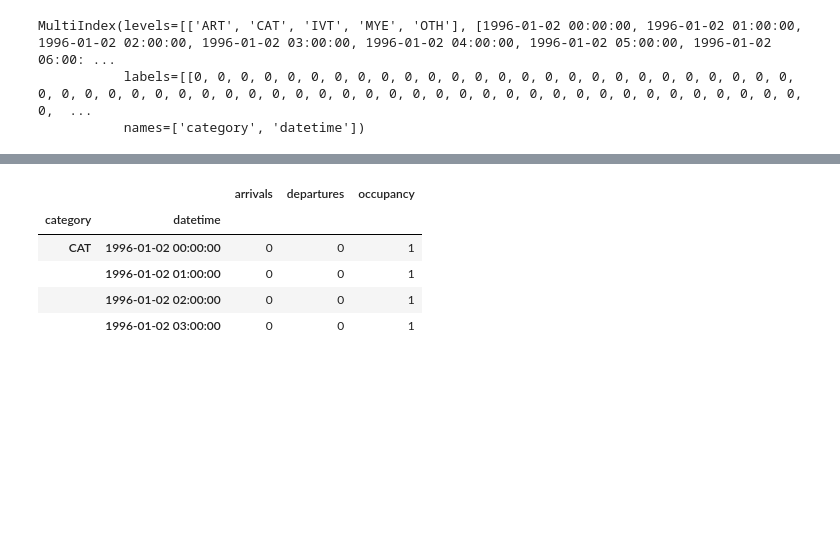
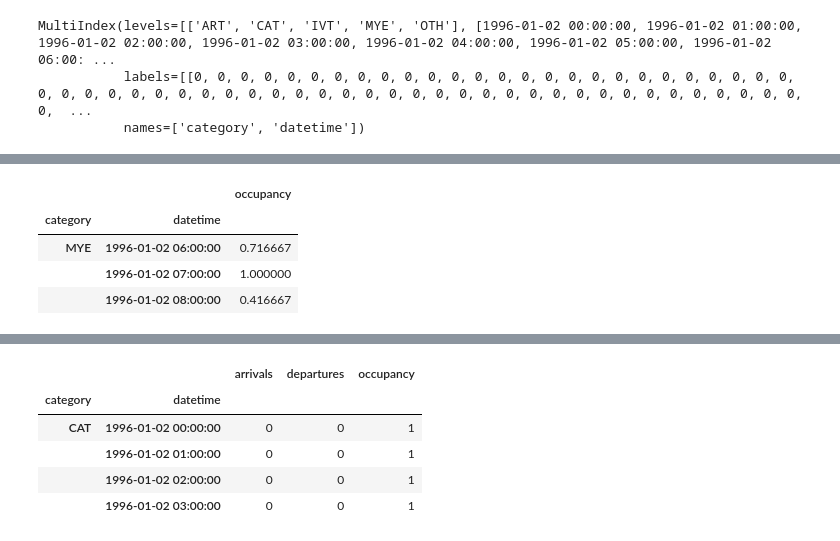
Before and after one commit to misken/hillmaker, a Jupyter notebook: hillmaker/hillpy_bydate_devnotes.ipynb, the cells around one changed output, grey strips where cells are left out. Saved outputs shown, nothing was run; the diff lists cells and outputs as text; code cells hidden in the pictures; blank space fills up the shorter version.

```diff
--- a/hillmaker/hillpy_bydate_devnotes.ipynb
+++ b/hillmaker/hillpy_bydate_devnotes.ipynb
@@ -425,3 +425,13 @@ bydate_df.loc[idx[['ART','CAT'],datetime(1996,1,2,0):datetime(1996,1,2,3)],idx[:
 |  | 1996-01-02 01:00:00 | CAT | 1996-01-02 01:00:00 | 0 | 0 | 0 | 1 | 1 | 25 |
 |  | 1996-01-02 02:00:00 | CAT | 1996-01-02 02:00:00 | 0 | 0 | 0 | 1 | 2 | 26 |
 |  | 1996-01-02 03:00:00 | CAT | 1996-01-02 03:00:00 | 0 | 0 | 0 | 1 | 3 | 27 |
+# %%
+inc_df = DataFrame(bydate_df.loc[idx[['MYE'],datetime(1996,1,2,6):datetime(1996,1,2,8)],idx['occupancy']] + [0.7166666666666667, 1.0, 0.4166666666666667])
+# %%
+inc_df
+# %% [output]
+|  |  | occupancy |
+| category | datetime |  |
+| MYE | 1996-01-02 06:00:00 | 0.716667 |
+|  | 1996-01-02 07:00:00 | 1.000000 |
+|  | 1996-01-02 08:00:00 | 0.416667 |
```
Also changed, not shown: parts of 5 cells of this notebook.
